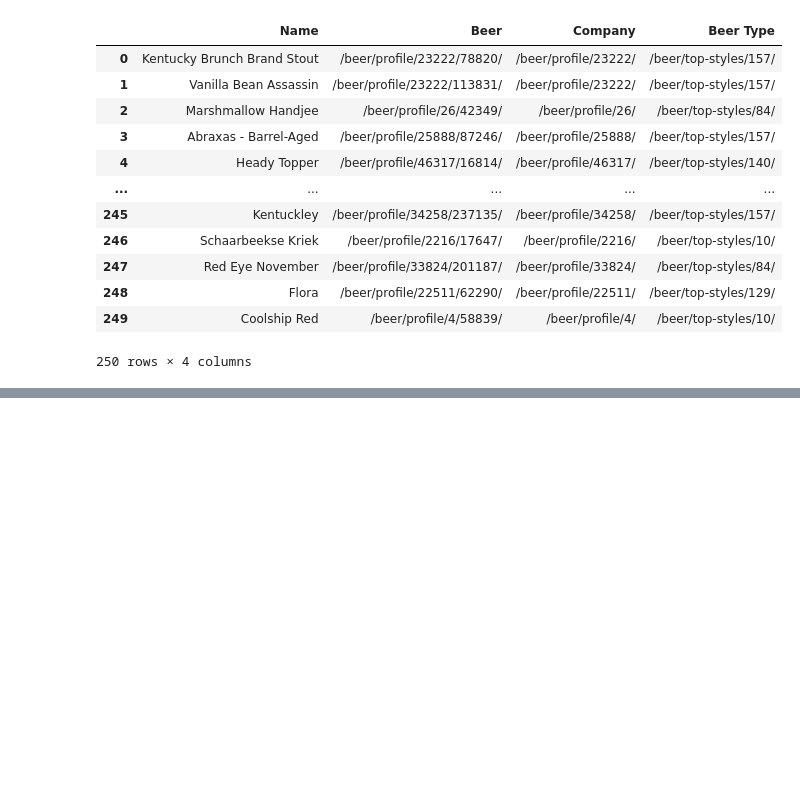
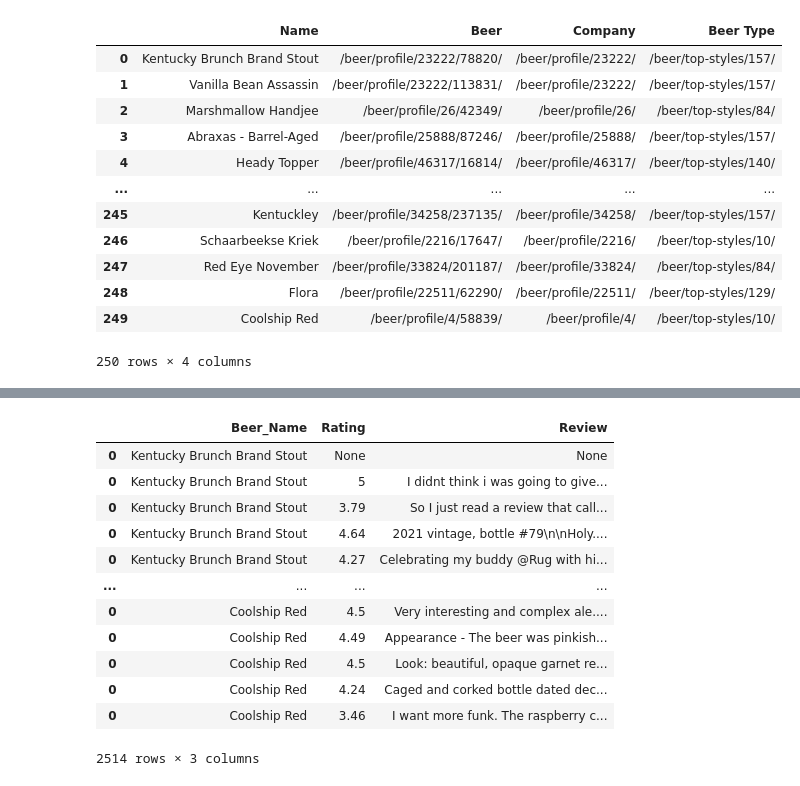
Before and after one commit to SaianshR/brew-barrymore, a Jupyter notebook: Beer Advocate Parser.ipynb, the cells around one changed output, grey strips where cells are left out. Saved outputs shown, nothing was run; the diff lists cells and outputs as text; code cells hidden in the pictures; blank space fills up the shorter version.

Commit message:
Scraped Reviews in Beer Reviews csv
Parser semi complete, 2500 Beer Reviews, only one page each beer

```diff
--- a/Beer Advocate Parser.ipynb
+++ b/Beer Advocate Parser.ipynb
@@ -348,0 +47,40 @@ Results
+# %%
+Beers_dataframe = pd.DataFrame(columns = ['Beer_Name', 'Rating', 'Review'])
+names = df_final["Name"]
+
+#Cleans HTML Tags
+CLEANR = re.compile('<.*?>')
+def cleanhtml(raw_html):
+  cleantext = re.sub(CLEANR, '', raw_html)
+  return cleantext
+
+counter = -1
+for j in df_final['Beer']:
+    #iterates through all links
+    counter +=1
+    url = "https://www.beeradvocate.com" + str(j)
+
+    #Grabs each new url and
+    beer_page = requests.get(url)
+    beer_html = beer_page.text
+    soup = BeautifulSoup(beer_html, 'html.parser')
+
+    #finds the reviews
+    reviews = soup.find_all(id= 'rating_fullview_content_2')
+    for rev in reviews:
+        #adds name of beer
+        productname = names[counter]
+
+        #adds user rating
+        rating = str(rev.find(class_='BAscore_norm'))
+        rating = cleanhtml(rating)
+
+        #adds user text
+        reviewtext = str(rev.find('div'))
+        reviewtext = cleanhtml(reviewtext)
+
+        #creates review and appends to dataframe
+        entire_review = [{'Beer_Name':productname, 'Rating':rating,'Review':reviewtext}]
+        Beers_dataframe = Beers_dataframe.append(entire_review)
+#drops most where reviews are blank
+Beers_dataframe = Beers_dataframe.drop_duplicates()
@@ -348,0 +89,16 @@ Results
+# %%
+Beers_dataframe
+# %% [output]
+|  | Beer_Name | Rating | Review |
+| 0 | Kentucky Brunch Brand Stout | None | None |
+| 0 | Kentucky Brunch Brand Stout | 5 | I didnt think i was going to give... |
+| 0 | Kentucky Brunch Brand Stout | 3.79 | So I just read a review that call... |
+| 0 | Kentucky Brunch Brand Stout | 4.64 | 2021 vintage, bottle #79\n\nHoly.... |
+| 0 | Kentucky Brunch Brand Stout | 4.27 | Celebrating my buddy @Rug with hi... |
+| ... | ... | ... | ... |
+| 0 | Coolship Red | 4.5 | Very interesting and complex ale.... |
+| 0 | Coolship Red | 4.49 | Appearance - The beer was pinkish... |
+| 0 | Coolship Red | 4.5 | Look: beautiful, opaque garnet re... |
+| 0 | Coolship Red | 4.24 | Caged and corked bottle dated dec... |
+| 0 | Coolship Red | 3.46 | I want more funk. The raspberry c... |
+2514 rows × 3 columns
```
Also changed, not shown: parts of 7 cells of this notebook, 2 other files.
